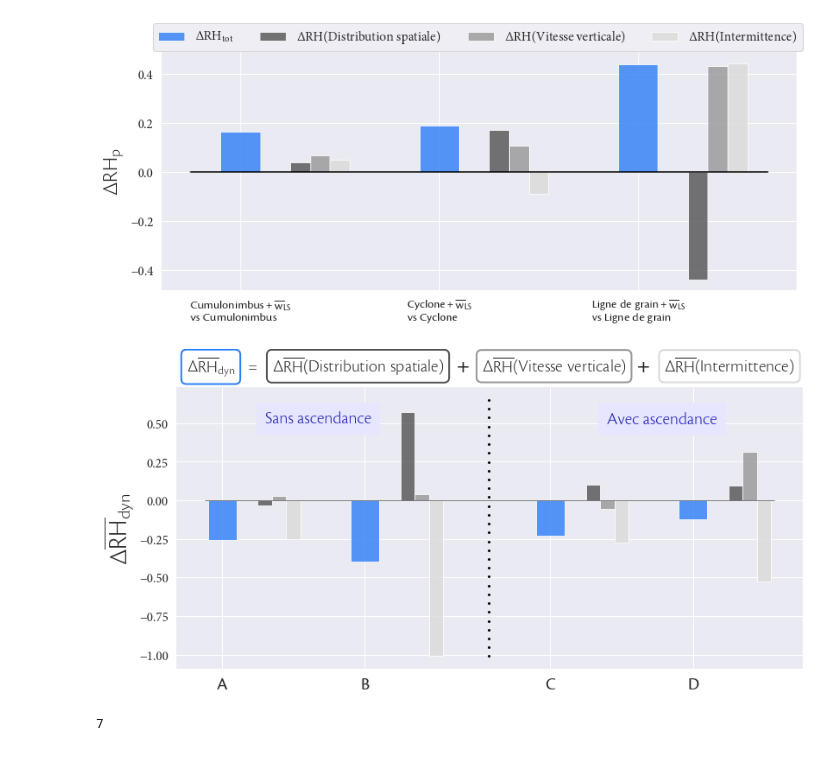
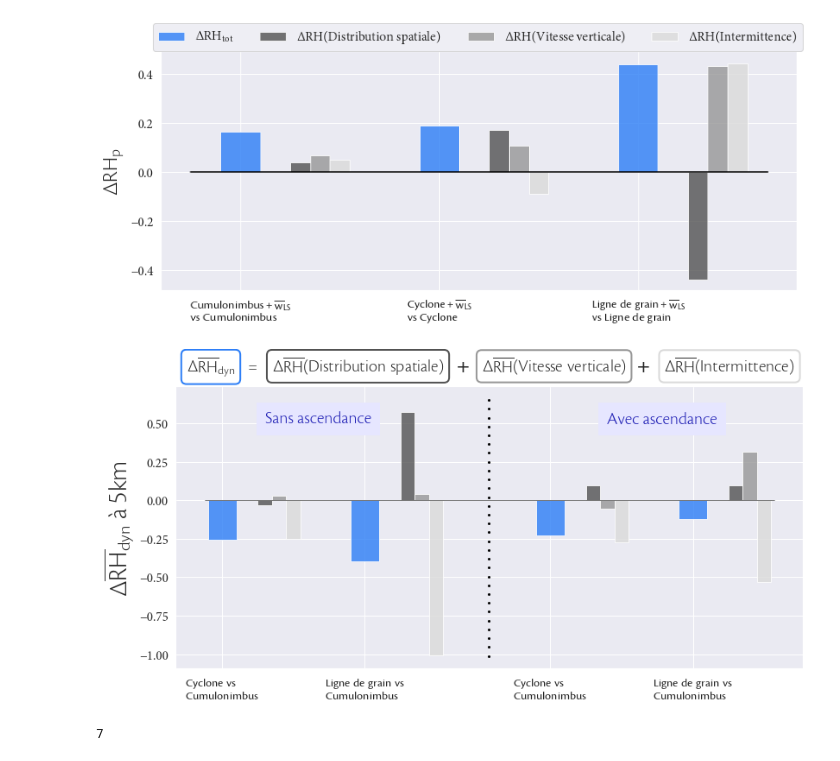
Before and after one commit to FelixLangot/LMD_Internship, a Jupyter notebook: Stats.ipynb, the cells around one changed output. Saved outputs shown, nothing was run; the diff lists cells and outputs as text; code cells hidden in the pictures.

```diff
--- a/Stats.ipynb
+++ b/Stats.ipynb
@@ -736,8 +736,8 @@ colors3 = sns.color_palette("Greys_r", 3)
 colors36 = colors3*6
 legendlabels = ['$\mathdefault{\Delta}$RH(Distribution spatiale)', '$\mathdefault{\Delta}$RH(Vitesse verticale)', '$\mathdefault{\Delta}$RH(Intermittence)']*6
 # labels = ['$\mathdefault{\Delta RH^{Cumu+u}_{Cumu}}$', '$\mathdefault{\Delta RH^{Cyc+u}_{Cyc}}$','$\mathdefault{\Delta RH^{Sqll+u}_{Sqll}}$','$\mathdefault{\Delta RH^{Cyc}_{Cumu}}$','$\mathdefault{\Delta RH^{Sqll}_{Cumu}}$','$\mathdefault{\Delta RH^{Sqll}_{Cyc}}$']
-# labels = ['$\mathdefault{^{Cyclone ~vs}_{Cumulonimbus}}$','$\mathdefault{^{Ligne~de~grain ~vs}_{Cumulonimbus}}$','$\mathdefault{^{Cyclone ~vs}_{Cumulonimbus}}$','$\mathdefault{^{Ligne~de~grain ~vs}_{Cumulonimbus}}$']
-labels = ['A', 'B', 'C', 'D']
+labels = ['$\mathdefault{^{Cyclone ~vs}_{Cumulonimbus}}$','$\mathdefault{^{Ligne~de~grain ~vs}_{Cumulonimbus}}$','$\mathdefault{^{Cyclone ~vs}_{Cumulonimbus}}$','$\mathdefault{^{Ligne~de~grain ~vs}_{Cumulonimbus}}$']
+# labels = ['A', 'B', 'C', 'D']
 ax.bar(absc, Complist2, width=0.2, color= colorlist[1], label='$\mathdefault{\Delta RH_{tot}}$', alpha=0.8)
 for i in np.arange(3):
     ax.bar(absc2[i], Termslist2[i], width=0.1, color=colors36[i], label=legendlabels[i], alpha=0.8)
@@ -750,35 +750,35 @@ ax.set_xticklabels(labels,minor=False)
 for tick in ax.get_xticklabels():
     tick.set_fontname("Cronos Pro")
     tick.set_fontsize(20)
 plt.yticks(font=Mplabelprop)
-plt.ylabel('$\mathdefault{\Delta \overline{RH}_{dyn}}$', font = Cslabelprop, fontsize=30)
+plt.ylabel('$\mathdefault{\Delta \overline{RH}_{dyn}}$ à 5km', font = Cslabelprop, fontsize=30)
 # plt.ylabel('Différence de RH prédite', font = Cslabelprop)
 # lg = ax.legend(prop=Mplabelprop, ncol=2, bbox_to_anchor=(0.955, 1.25))
 # lg.set_title(title = 'Contributions', prop=Cslabelprop)
 # ax.set_title('Comparaison de RH entre différentes organisations', loc='center', y=1, pad=70, fontproperties=Cslabelprop)
 ax.text(-0.25, 0.83, '$\mathdefault{\Delta \overline{RH}_{dyn}}$', style='normal', fontproperties=Cslabelprop, fontsize=20,
         bbox=dict(facecolor='none', edgecolor=colorlist[1], linewidth=2, boxstyle='round'))
 ax.text(0.18, 0.83, '=', style='normal', fontproperties=Cslabelprop, fontsize=20,
         bbox=dict(facecolor='none', edgecolor='none', linewidth=2, boxstyle='round'))
 ax.text(0.35, 0.83, '$\mathdefault{\Delta \overline{RH}(Distribution ~spatiale)}$', style='normal', fontproperties=Cslabelprop, fontsize=20,
         bbox=dict(facecolor='none', edgecolor=colors36[0], linewidth=2, boxstyle='round'))
 ax.text(1.63, 0.83, '$+$', style='normal', fontproperties=Cslabelprop, fontsize=20,
         bbox=dict(facecolor='none', edgecolor='none', linewidth=2, boxstyle='round'))
 ax.text(1.82, 0.83, '$\mathdefault{\Delta \overline{RH}(Vitesse ~verticale)}$', style='normal', fontproperties=Cslabelprop, fontsize=20,
         bbox=dict(facecolor='none', edgecolor=colors36[1], linewidth=2, boxstyle='round'))
 ax.text(2.9, 0.83, '$+$', style='normal', fontproperties=Cslabelprop, fontsize=20,
         bbox=dict(facecolor='none', edgecolor='none', linewidth=2, boxstyle='round'))
 ax.text(3.1, 0.83, '$\mathdefault{\Delta \overline{RH}(Intermittence)}$', style='normal', fontproperties=Cslabelprop, fontsize=20,
         bbox=dict(facecolor='none', edgecolor=colors36[2], linewidth=2, boxstyle='round'))
 
 ax.text(0.3, 0.5, 'Sans ascendance', style='normal', fontproperties=Cslabelprop, color=(0.1,0.1,0.7), fontsize=20,
         bbox={'facecolor': (0.9,0.9,1), 'edgecolor': 'none', 'alpha': 1, 'pad': 10})
 ax.text(2.7, 0.5, 'Avec ascendance', style='normal', fontproperties=Cslabelprop, color=(0.1,0.1,0.7), fontsize=20,
         bbox={'facecolor': (0.9,0.9,1), 'edgecolor': 'none', 'alpha': 1, 'pad': 10})
 plt.savefig('Figs/OrgComps.png', bbox_inches='tight', format='PNG', dpi=600)
 plt.show()
 # %% [output]
-[figure, old version]
+[figure, new version]
 # %%
 len(colorlist)
 # %% [output]
```
Also changed, not shown: parts of 5 cells of this notebook.
